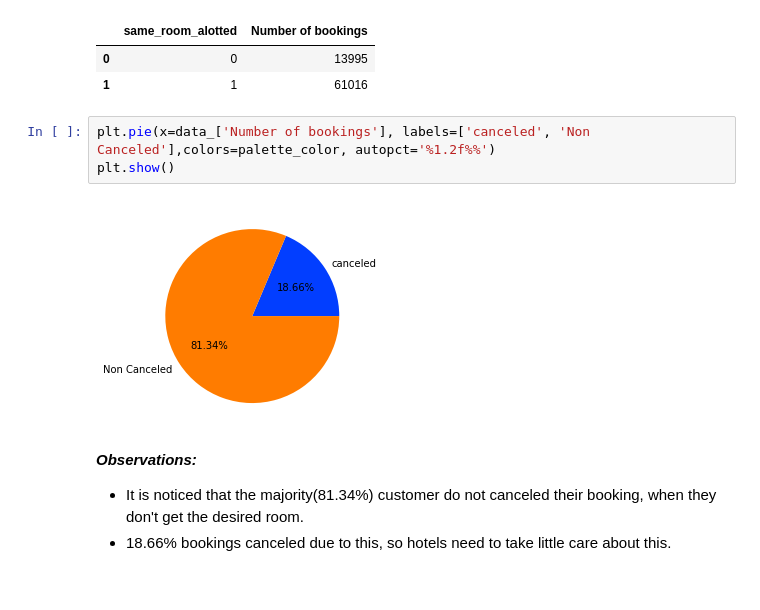
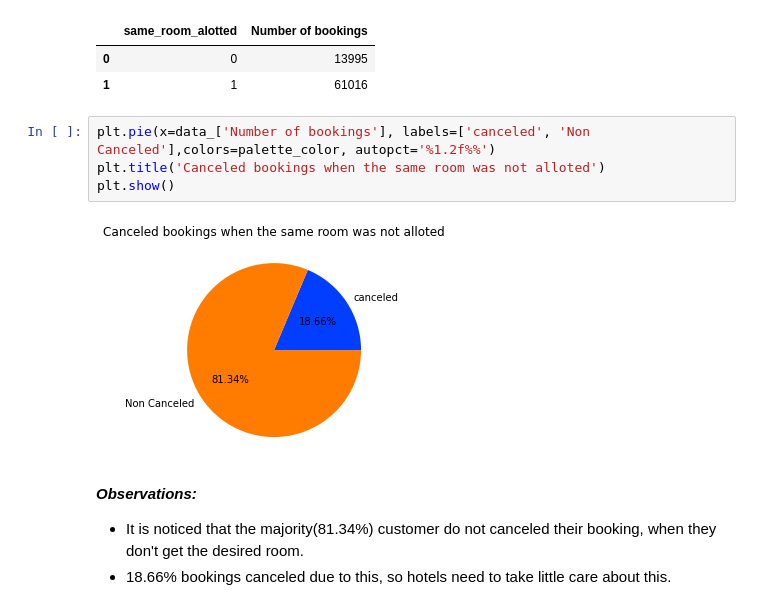
Before and after one commit to raoak18/Hotels-Data-Analysis-EDA, a Jupyter notebook: Hotel_Booking_Analysis_Capstone_Project.ipynb, the cells around one changed output. Cells and saved outputs as stored; diff of their text form.

```diff
--- a/Hotel_Booking_Analysis_Capstone_Project.ipynb
+++ b/Hotel_Booking_Analysis_Capstone_Project.ipynb
@@ -797,9 +798,10 @@ data_
 | 1 | 1 | 61016 |
 # %%
 plt.pie(x=data_['Number of bookings'], labels=['canceled', 'Non Canceled'],colors=palette_color, autopct='%1.2f%%')
+plt.title('Canceled bookings when the same room was not alloted')
 plt.show()
 # %% [output]
-[figure, old version]
+[figure, new version]
 # %% [markdown]
 ***Observations:***
 * It is noticed that the majority(81.34%) customer do not canceled their booking, when they don't get the desired room.
```
Also changed, not shown: parts of 14 cells of this notebook.
